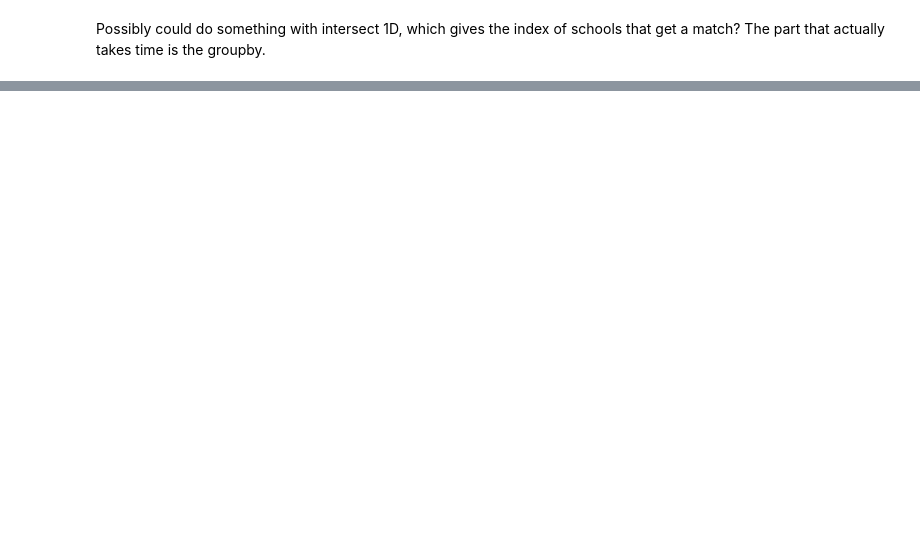
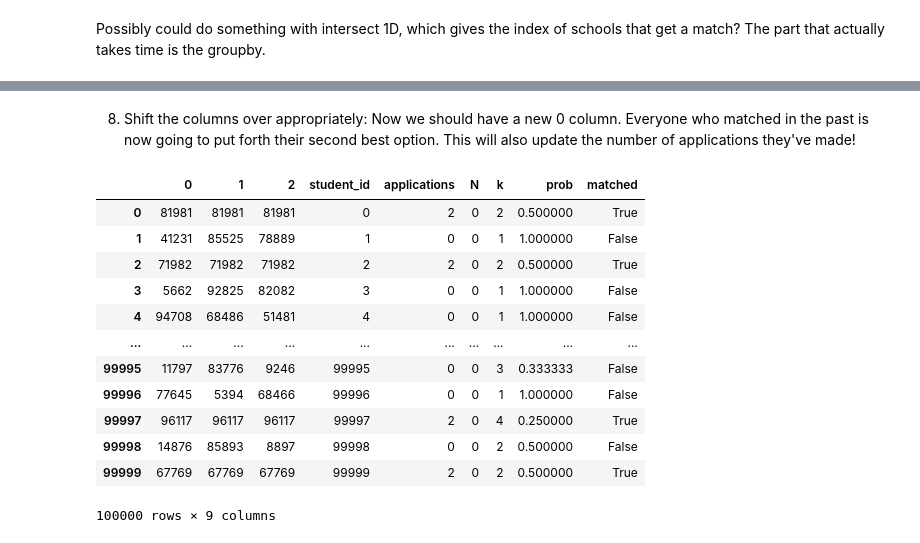
Before and after one commit to kirandwiv/MatchingAlgorithm, a Jupyter notebook: scrapwork.ipynb, the cells around one changed output, grey strips where cells are left out. Drawn from its saved outputs; the diff is of its cells as text; code cells hidden in the pictures; blank space fills up the shorter version.

```diff
--- a/scrapwork.ipynb
+++ b/scrapwork.ipynb
@@ -156,0 +310,2 @@ sp2.sample(frac=1).drop_duplicates(subset=0)
+# %%
+matches['k'] = df.groupby(0)['k'].first().reset_index(drop=True)
@@ -156,0 +330,2 @@ sp2.sample(frac=1).drop_duplicates(subset=0)
+# %%
+mask = create_mask(matches, df)
@@ -156,0 +334,2 @@ sp2.sample(frac=1).drop_duplicates(subset=0)
+# %%
+df['matched'] = mask
@@ -156,0 +345,21 @@ sp2.sample(frac=1).drop_duplicates(subset=0)
+# %% [markdown]
+8. Shift the columns over appropriately:
+Now we should have a new 0 column. Everyone who matched in the past is now going to put forth their second best option. This will also update the number of applications they've made!
+# %%
+df2 = shift(df, mask)
+# %%
+df2
+# %% [output]
+|  | 0 | 1 | 2 | student_id | applications | N | k | prob | matched |
+| 0 | 81981 | 81981 | 81981 | 0 | 2 | 0 | 2 | 0.500000 | True |
+| 1 | 41231 | 85525 | 78889 | 1 | 0 | 0 | 1 | 1.000000 | False |
+| 2 | 71982 | 71982 | 71982 | 2 | 2 | 0 | 2 | 0.500000 | True |
+| 3 | 5662 | 92825 | 82082 | 3 | 0 | 0 | 1 | 1.000000 | False |
+| 4 | 94708 | 68486 | 51481 | 4 | 0 | 0 | 1 | 1.000000 | False |
+| ... | ... | ... | ... | ... | ... | ... | ... | ... | ... |
+| 99995 | 11797 | 83776 | 9246 | 99995 | 0 | 0 | 3 | 0.333333 | False |
+| 99996 | 77645 | 5394 | 68466 | 99996 | 0 | 0 | 1 | 1.000000 | False |
+| 99997 | 96117 | 96117 | 96117 | 99997 | 2 | 0 | 4 | 0.250000 | True |
+| 99998 | 14876 | 85893 | 8897 | 99998 | 0 | 0 | 2 | 0.500000 | False |
+| 99999 | 67769 | 67769 | 67769 | 99999 | 2 | 0 | 2 | 0.500000 | True |
+100000 rows × 9 columns
```
Also changed, not shown: parts of 65 cells of this notebook.
